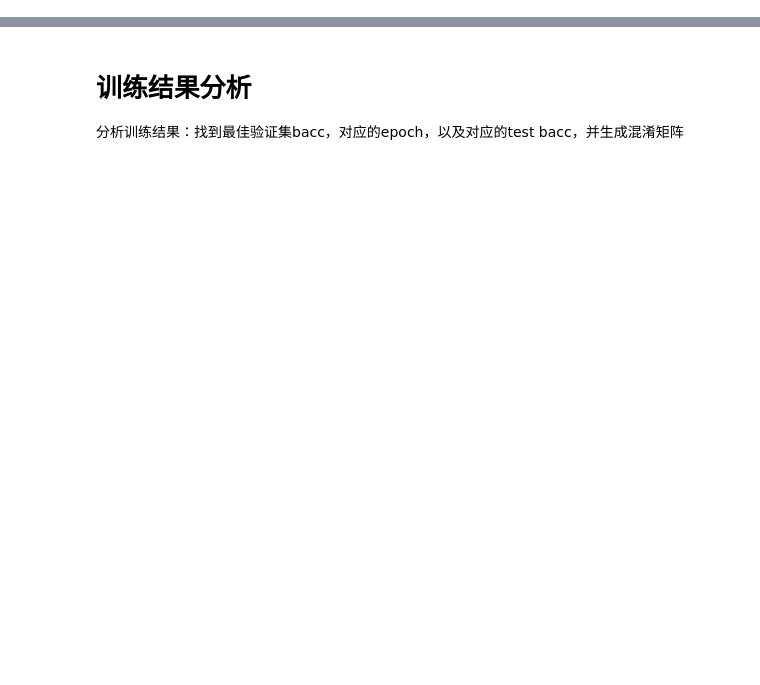
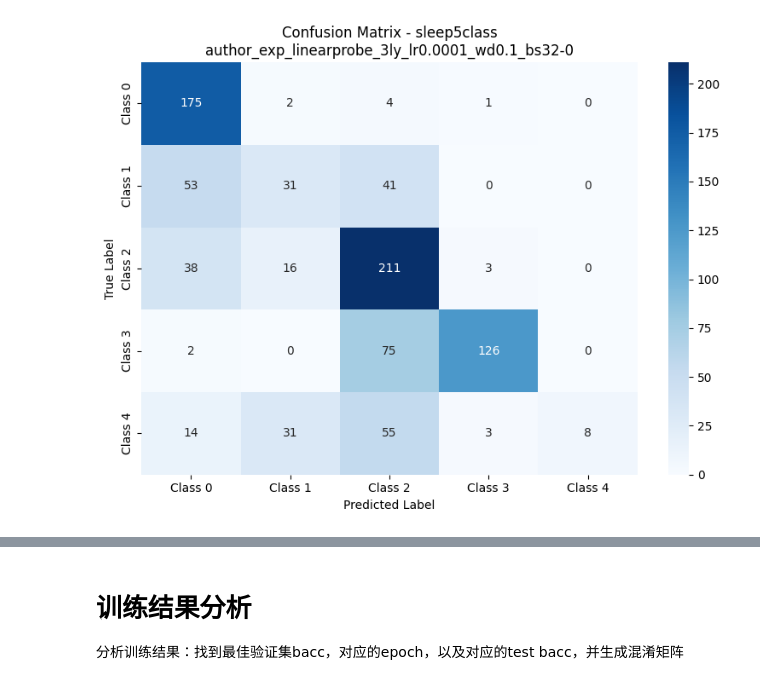
Before and after one commit to XushengZhu-ROOT/EEG-Review-Paper-Repo, a Jupyter notebook: seed_readytoRun/neurogpt_finetune/analyze_results.ipynb, the cells around one changed output, grey strips where cells are left out. Cells and saved outputs as stored; diff of their text form; code cells hidden in the pictures; blank space fills up the shorter version.

```diff
--- a/seed_readytoRun/neurogpt_finetune/analyze_results.ipynb
+++ b/seed_readytoRun/neurogpt_finetune/analyze_results.ipynb
@@ -0,0 +211,84 @@
+# %%
+# 根据指定实验名可视化混淆矩阵（通用版）
+from pathlib import Path
+import pandas as pd
+import numpy as np
+import matplotlib.pyplot as plt
+import seaborn as sns
+
+# ===== 手动指定 =====
+# 数据集名称（对应 results 下的子目录，比如 'sleep5class'、'motor6class'）
+dataset_name = "sleep5class"  # 修改这里
+# 实验名称（results/dataset_name 下的具体实验文件夹名）
+exp_name = "author_exp_linearprobe_3ly_lr0.0001_wd0.1_bs32-0"  # 修改这里
+# ==================
+
+exp_dir = Path("./results") / dataset_name / exp_name
+print(f"实验目录: {exp_dir}")
+
+cm_csv = exp_dir / "test_confusion_matrix.csv"
+cm_png = exp_dir / "test_confusion_matrix.png"
+predictions_path = exp_dir / "test_predictions.npy"
+labels_path = exp_dir / "test_label_ids.npy"
+
+if cm_csv.exists():
+    # 直接从训练脚本保存的混淆矩阵 CSV 加载
+    cm_df = pd.read_csv(cm_csv, index_col=0)
+    cm = cm_df.values
+    num_classes = cm.shape[0]
+    print("已从 test_confusion_matrix.csv 加载混淆矩阵")
+else:
+    # 回退方案：从预测和标签重新计算
+    if not (predictions_path.exists() and labels_path.exists()):
+        raise FileNotFoundError(
+            f"找不到混淆矩阵或预测文件\ncm_csv: {cm_csv}\n预测: {predictions_path}\n标签: {labels_path}"
+        )
+    from sklearn.metrics import confusion_matrix
+
+    preds = np.load(predictions_path)
+    labels = np.load(labels_path)
+
+    if preds.ndim > 1 and preds.shape[-1] > 1:
+        y_pred = preds.argmax(axis=-1)
+    else:
+        y_pred = preds
+    if labels.ndim > 1:
+        y_true = labels.flatten()
+    else:
+        y_true = labels
+
+    num_classes = int(y_true.max()) + 1
+    cm = confusion_matrix(y_true, y_pred, labels=list(range(num_classes)))
+    cm_df = pd.DataFrame(
+        cm,
+        index=[f"True {i}" for i in range(num_classes)],
+        columns=[f"Pred {i}" for i in range(num_classes)],
+    )
+    print("已从预测文件重新计算混淆矩阵")
+
+# 可视化
+plt.figure(figsize=(8, 6))
+sns.heatmap(
+    cm,
+    annot=True,
+    fmt="d",
+    cmap="Blues",
+    xticklabels=[f"Class {i}" for i in range(num_classes)],
+    yticklabels=[f"Class {i}" for i in range(num_classes)],
+)
+plt.title(f"Confusion Matrix - {dataset_name}\n{exp_name}")
+plt.ylabel("True Label")
+plt.xlabel("Predicted Label")
+plt.tight_layout()
+plt.show()
+
+# 同时打印混淆矩阵和各类别准确率
+print("\n混淆矩阵 (行: 真值, 列: 预测):")
+print(cm)
+
+print("\n各类别召回率 (行内正确率):")
+for i in range(num_classes):
+    if cm[i].sum() > 0:
+        recall_i = cm[i, i] / cm[i].sum()
+        print(f"  Class {i}: {recall_i:.4f}  ({cm[i, i]}/{cm[i].sum()})")
+# %% [output]
@@ -0,0 +297 @@
+[figure, added]
```
Also changed, not shown: parts of 16 cells of this notebook, 1 other file.
